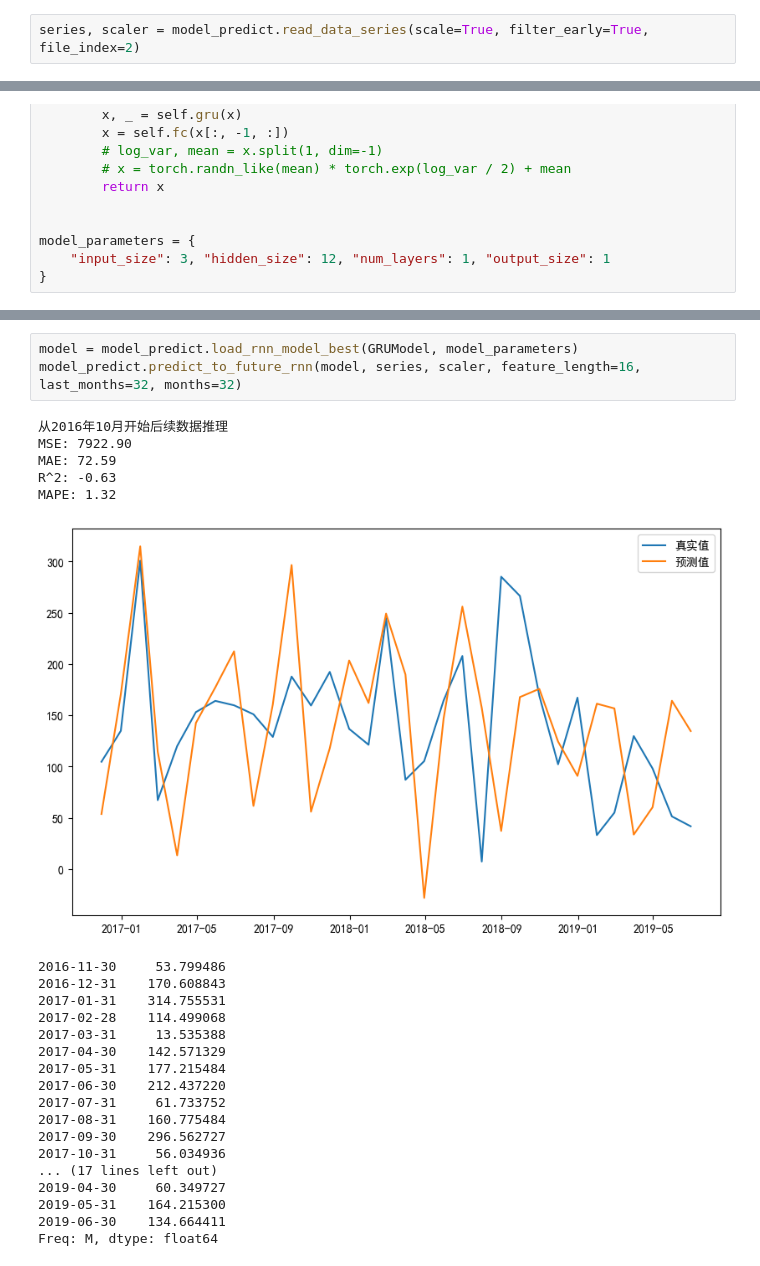
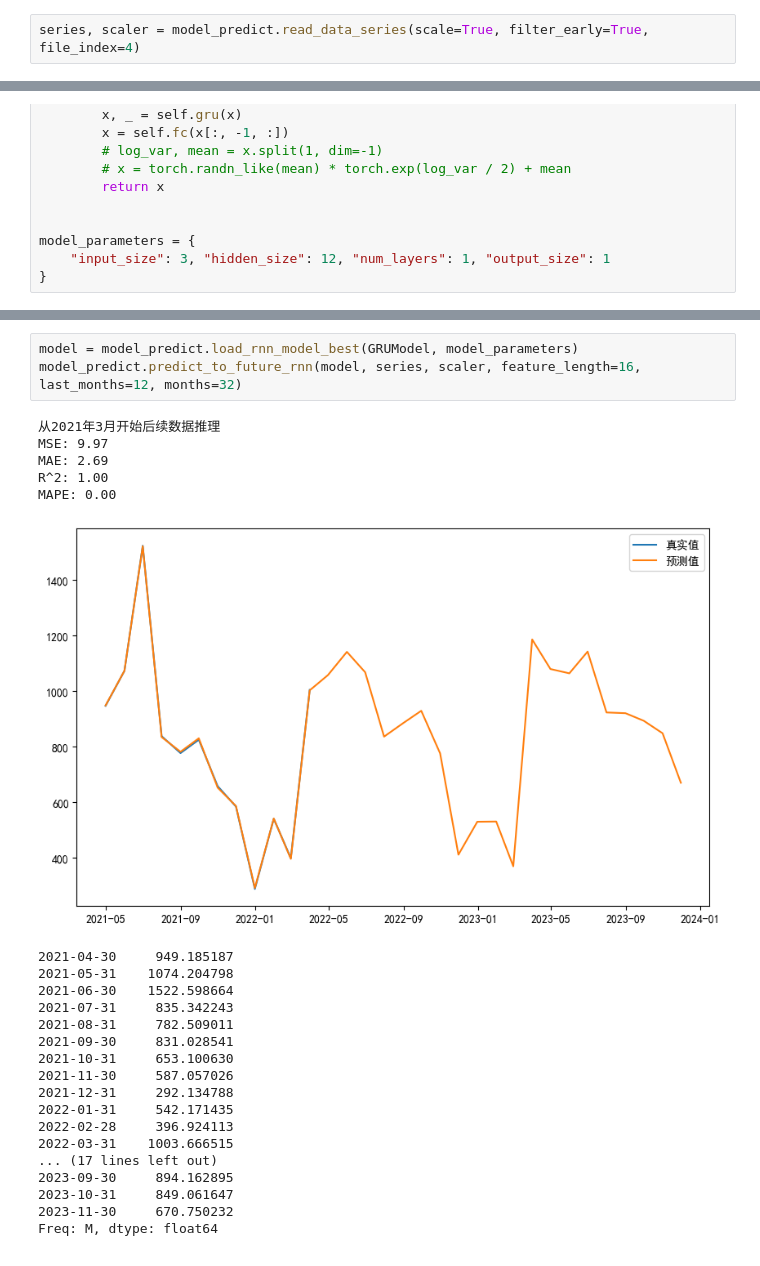
Before and after one commit to hh66911/2024-dingding-A, a Jupyter notebook: grumodel.ipynb, the cells around one changed output, grey strips where cells are left out. Cells and saved outputs as stored; diff of their text form.

```diff
--- a/grumodel.ipynb
+++ b/grumodel.ipynb
@@ -10,5 +10,5 @@ import pandas as pd
 import model_predict
 from sklearn.model_selection import train_test_split
 # %%
-series, scaler = model_predict.read_data_series(scale=True, filter_early=True, file_index=2)
+series, scaler = model_predict.read_data_series(scale=True, filter_early=True, file_index=4)
 # %% [output]
@@ -77,27 +77,27 @@ Best Validation Loss: 0.9603466987609863
 # %%
 model = model_predict.load_rnn_model_best(GRUModel, model_parameters)
-model_predict.predict_to_future_rnn(model, series, scaler, feature_length=16, last_months=32, months=32)
+model_predict.predict_to_future_rnn(model, series, scaler, feature_length=16, last_months=12, months=32)
 # %% [output]
-从2016年10月开始后续数据推理
-MSE: 7922.90
-MAE: 72.59
-R^2: -0.63
-MAPE: 1.32
+从2021年3月开始后续数据推理
+MSE: 9.97
+MAE: 2.69
+R^2: 1.00
+MAPE: 0.00
-[figure, old version]
+[figure, new version]
-2016-11-30     53.799486
-2016-12-31    170.608843
-2017-01-31    314.755531
-2017-02-28    114.499068
-2017-03-31     13.535388
-2017-04-30    142.571329
-2017-05-31    177.215484
-2017-06-30    212.437220
-2017-07-31     61.733752
-2017-08-31    160.775484
-2017-09-30    296.562727
-2017-10-31     56.034936
+2021-04-30     949.185187
+2021-05-31    1074.204798
+2021-06-30    1522.598664
+2021-07-31     835.342243
+2021-08-31     782.509011
+2021-09-30     831.028541
+2021-10-31     653.100630
+2021-11-30     587.057026
+2021-12-31     292.134788
+2022-01-31     542.171435
+2022-02-28     396.924113
+2022-03-31    1003.666515
 ... (17 lines left out)
-2019-04-30     60.349727
-2019-05-31    164.215300
-2019-06-30    134.664411
+2023-09-30     894.162895
+2023-10-31     849.061647
+2023-11-30     670.750232
 Freq: M, dtype: float64
```
Also changed, not shown: parts of 2 cells of this notebook, 5 other files.
